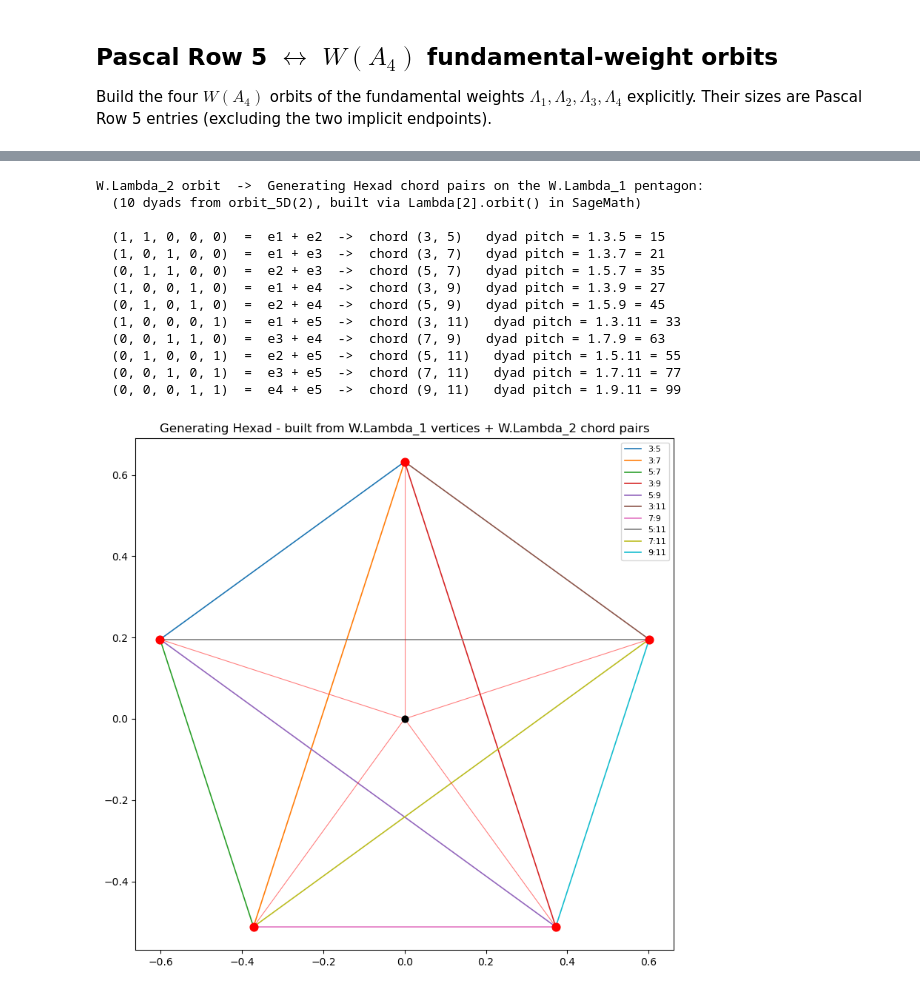
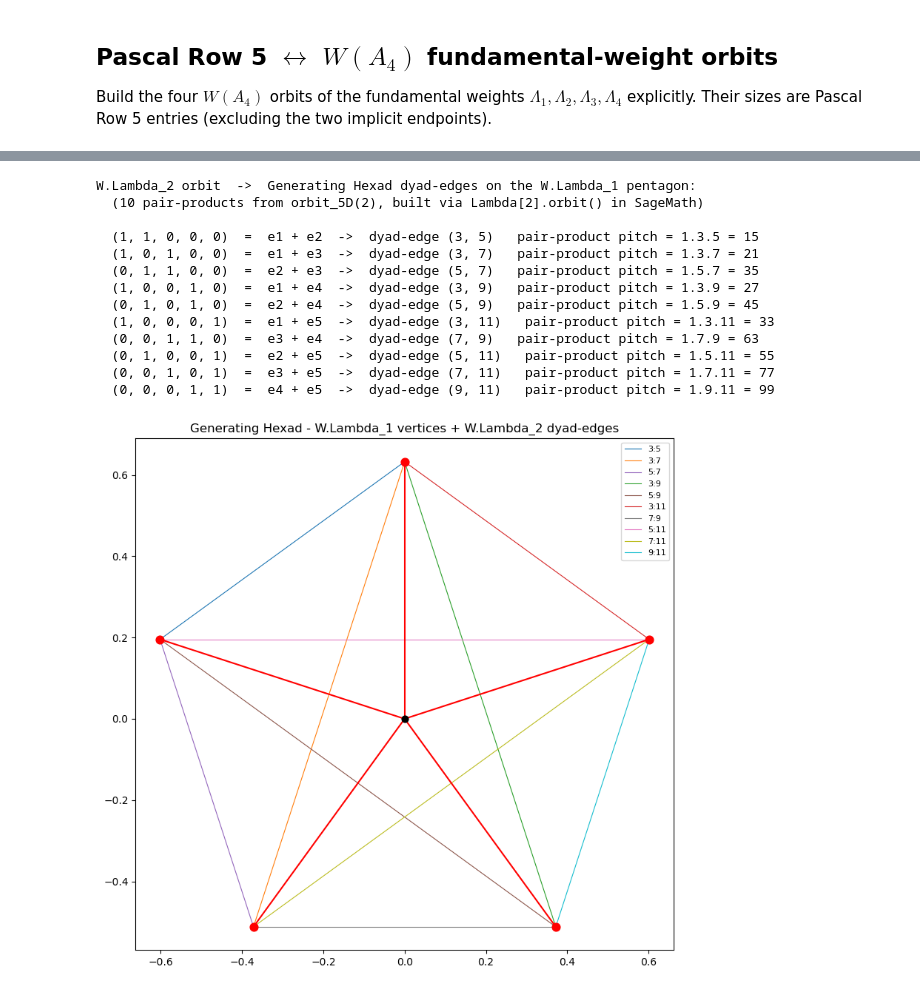
Before and after one commit to armandjbeaudoin/JI_tiling, a Jupyter notebook: notebooks/pentadic.ipynb, the cells around one changed output, grey strips where cells are left out. Cells and saved outputs as stored; diff of their text form; code cells hidden in the pictures.

```diff
--- a/notebooks/pentadic.ipynb
+++ b/notebooks/pentadic.ipynb
@@ -273,50 +388,60 @@ Note the asymmetry with Section A: the Eikosany lives entirely in the positive c
 # %%
 # Build the Generating Hexad explicitly from W(A4) orbits:
 #   W.Lambda_1 (5 vertices)  ->  pentagon corners
-#   W.Lambda_2 (10 dyads)    ->  chord pairs
+#   W.Lambda_2 (10 pair-products)    ->  dyad-edges (index pairs)
 #
 # Each Lambda_2 element  v = epsilon_i + epsilon_j  has +1 at exactly two coordinate
-# positions; those positions identify the two L1 vertices the chord connects.
+# positions; those positions identify the two L1 vertices the dyad-edge connects.
 
 def dyad_to_pair(v_5D):
-    """Return the ordered pair (i, j), i < j, of L1 indices a Lambda_2 dyad spans."""
+    """Return the ordered pair (i, j), i < j, of L1 indices a Lambda_2 element spans."""
     idx = np.where(v_5D == 1)[0]
     return int(idx[0]), int(idx[1])
 
 l2_pairs = [dyad_to_pair(v) for v in L2]
 
-print('W.Lambda_2 orbit  ->  Generating Hexad chord pairs on the W.Lambda_1 pentagon:')
-print(f'  (10 dyads from orbit_5D(2), built via Lambda[2].orbit() in SageMath)\n')
+print("W.Lambda_2 orbit  ->  Generating Hexad dyad-edges on the W.Lambda_1 pentagon:")
+print(f"  (10 pair-products from orbit_5D(2), built via Lambda[2].orbit() in SageMath)\n")
 for v, (i, j) in zip(L2, l2_pairs):
     coords = tuple(int(x) for x in v)
-    print(f'  {coords}  =  e{i+1} + e{j+1}  ->  chord ({primes[i]}, {primes[j]})'
-          f'   dyad pitch = 1.{primes[i]}.{primes[j]} = {primes[i]*primes[j]}')
+    print(f"  {coords}  =  e{i+1} + e{j+1}  ->  dyad-edge ({primes[i]}, {primes[j]})"
+          f"   pair-product pitch = 1.{primes[i]}.{primes[j]} = {primes[i]*primes[j]}")
 
-# Vertex positions (2D) from L1; chord vectors and anchors derived from l2_pairs
-otonal_xy     = L1 @ proj.T
-gh_chord_vecs = np.array([otonal_xy[j] - otonal_xy[i] for (i, j) in l2_pairs])
-gh_anchor_idx = np.array([i for (i, j) in l2_pairs])
-gh_labels     = [f'{primes[i]}:{primes[j]}' for (i, j) in l2_pairs]
+# Color-by-slope convention: each unordered pair (i, j) -- one pair-product -- gets a distinct
+# color from tab10. The same dyad_colors dict is reused in the Eikosany plot below so
+# that any line connecting two Eikosany points whose difference is the root  e_i - e_j
+# is drawn in the matching color. Parallel lines (same slope = same root direction)
+# therefore share a color in both the Generating Hexad and the Eikosany figure.
+dyad_colors = {(i, j): plt.cm.tab10(k)
+               for k, (i, j) in enumerate(itertools.combinations(range(5), 2))}
+
+# Vertex positions (2D) from L1; dyad-edge vectors, anchors, labels, and colors from l2_pairs
+otonal_xy    = L1 @ proj.T
+gh_edge_vecs = np.array([otonal_xy[j] - otonal_xy[i] for (i, j) in l2_pairs])
+gh_anchor_ix = np.array([i for (i, j) in l2_pairs])
+gh_labels    = [f"{primes[i]}:{primes[j]}" for (i, j) in l2_pairs]
+gh_colors    = [dyad_colors[(i, j)]        for (i, j) in l2_pairs]
 
 fig, ax = plt.subplots(figsize=(8, 8))
-draw_hexad(ax, gh_chord_vecs, otonal_xy, gh_anchor_idx, gh_labels,
-           vertex_color='r',
-           title='Generating Hexad - built from W.Lambda_1 vertices + W.Lambda_2 chord pairs')
+draw_hexad(ax, gh_edge_vecs, otonal_xy, gh_anchor_ix, gh_labels,
+           vertex_color="r",
+           title="Generating Hexad - W.Lambda_1 vertices + W.Lambda_2 dyad-edges",
+           dyad_color_seq=gh_colors)
 plt.tight_layout()
 plt.show()
 # %% [output]
-W.Lambda_2 orbit  ->  Generating Hexad chord pairs on the W.Lambda_1 pentagon:
-  (10 dyads from orbit_5D(2), built via Lambda[2].orbit() in SageMath)
+W.Lambda_2 orbit  ->  Generating Hexad dyad-edges on the W.Lambda_1 pentagon:
+  (10 pair-products from orbit_5D(2), built via Lambda[2].orbit() in SageMath)
 
-  (1, 1, 0, 0, 0)  =  e1 + e2  ->  chord (3, 5)   dyad pitch = 1.3.5 = 15
-  (1, 0, 1, 0, 0)  =  e1 + e3  ->  chord (3, 7)   dyad pitch = 1.3.7 = 21
-  (0, 1, 1, 0, 0)  =  e2 + e3  ->  chord (5, 7)   dyad pitch = 1.5.7 = 35
-  (1, 0, 0, 1, 0)  =  e1 + e4  ->  chord (3, 9)   dyad pitch = 1.3.9 = 27
-  (0, 1, 0, 1, 0)  =  e2 + e4  ->  chord (5, 9)   dyad pitch = 1.5.9 = 45
-  (1, 0, 0, 0, 1)  =  e1 + e5  ->  chord (3, 11)   dyad pitch = 1.3.11 = 33
-  (0, 0, 1, 1, 0)  =  e3 + e4  ->  chord (7, 9)   dyad pitch = 1.7.9 = 63
-  (0, 1, 0, 0, 1)  =  e2 + e5  ->  chord (5, 11)   dyad pitch = 1.5.11 = 55
-  (0, 0, 1, 0, 1)  =  e3 + e5  ->  chord (7, 11)   dyad pitch = 1.7.11 = 77
-  (0, 0, 0, 1, 1)  =  e4 + e5  ->  chord (9, 11)   dyad pitch = 1.9.11 = 99
+  (1, 1, 0, 0, 0)  =  e1 + e2  ->  dyad-edge (3, 5)   pair-product pitch = 1.3.5 = 15
+  (1, 0, 1, 0, 0)  =  e1 + e3  ->  dyad-edge (3, 7)   pair-product pitch = 1.3.7 = 21
+  (0, 1, 1, 0, 0)  =  e2 + e3  ->  dyad-edge (5, 7)   pair-product pitch = 1.5.7 = 35
+  (1, 0, 0, 1, 0)  =  e1 + e4  ->  dyad-edge (3, 9)   pair-product pitch = 1.3.9 = 27
+  (0, 1, 0, 1, 0)  =  e2 + e4  ->  dyad-edge (5, 9)   pair-product pitch = 1.5.9 = 45
+  (1, 0, 0, 0, 1)  =  e1 + e5  ->  dyad-edge (3, 11)   pair-product pitch = 1.3.11 = 33
+  (0, 0, 1, 1, 0)  =  e3 + e4  ->  dyad-edge (7, 9)   pair-product pitch = 1.7.9 = 63
+  (0, 1, 0, 0, 1)  =  e2 + e5  ->  dyad-edge (5, 11)   pair-product pitch = 1.5.11 = 55
+  (0, 0, 1, 0, 1)  =  e3 + e5  ->  dyad-edge (7, 11)   pair-product pitch = 1.7.11 = 77
+  (0, 0, 0, 1, 1)  =  e4 + e5  ->  dyad-edge (9, 11)   pair-product pitch = 1.9.11 = 99
-[figure, old version]
+[figure, new version]
 # %% [markdown]
```
Also changed, not shown: parts of 14 cells of this notebook, 1 other file.
